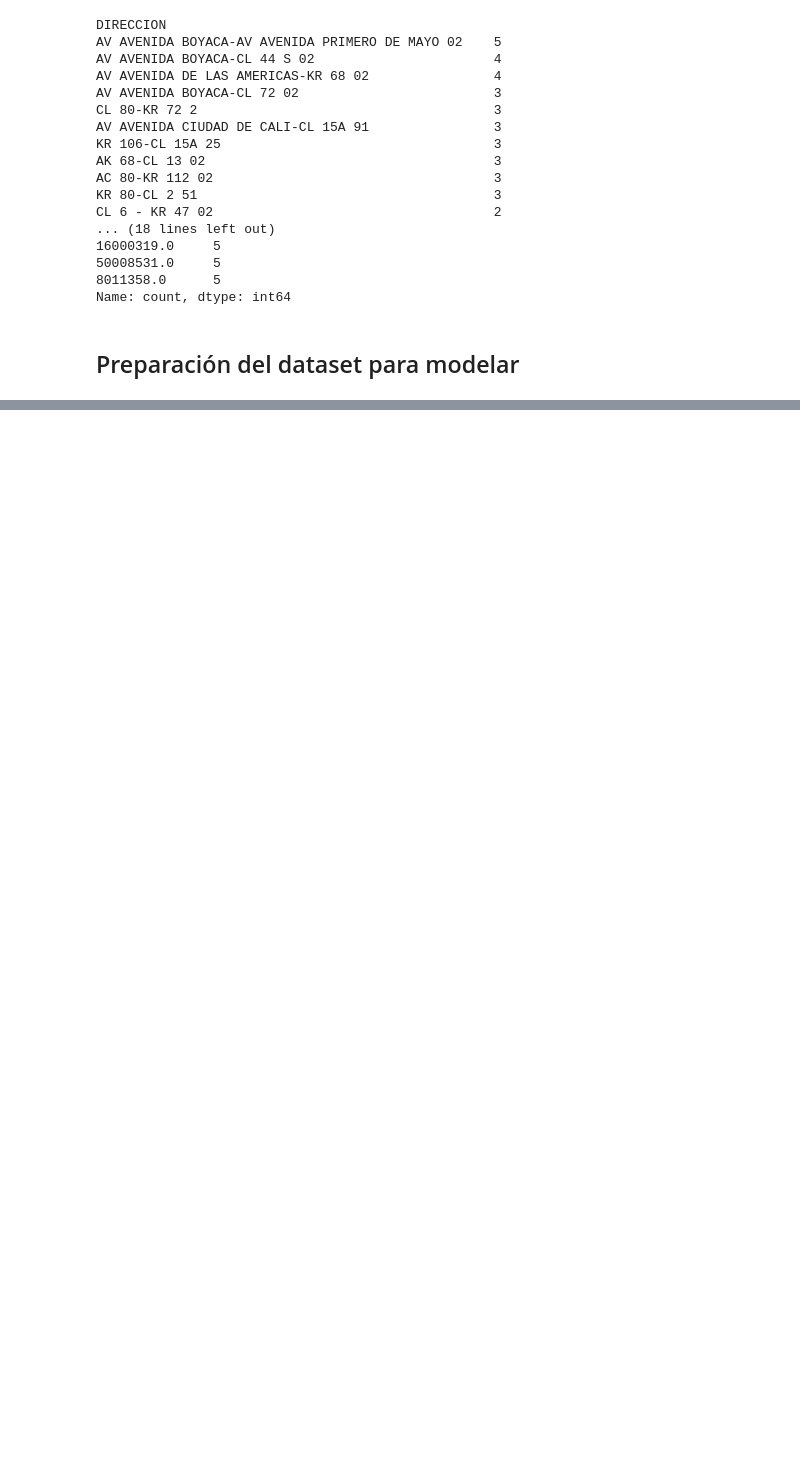
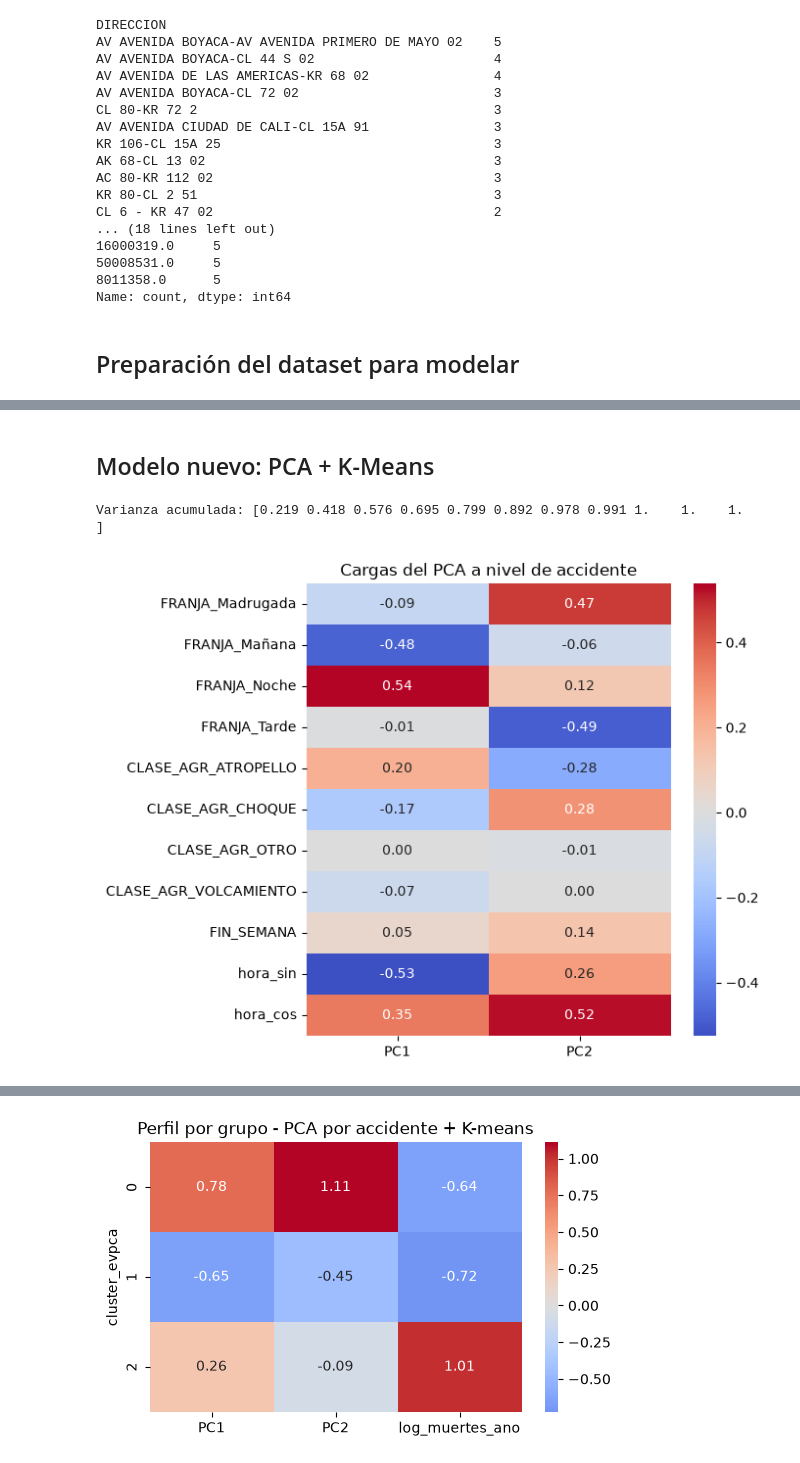
Before and after one commit to CarlosM2304/RoadAccidentsClustering, a Jupyter notebook: cuaderno.ipynb, the cells around one changed output, grey strips where cells are left out. Saved outputs shown, nothing was run; the diff lists cells and outputs as text; code cells hidden in the pictures; blank space fills up the shorter version.

Commit message:
Creación de modelos

```diff
--- a/cuaderno.ipynb
+++ b/cuaderno.ipynb
@@ -399,0 +708,75 @@ Dimensiones: (3239, 11)
+# %% [markdown]
+## Modelo nuevo: PCA + K-Means
+# %%
+from sklearn.decomposition import PCA
+from scipy.cluster.hierarchy import linkage, fcluster, dendrogram
+from scipy.spatial.distance import squareform
+
+
+# =========================================================
+# PCA A NIVEL DE ACCIDENTE -> CARACTERÍSTICAS POR ZONA
+# =========================================================
+# 1. Accidentes de las zonas seleccionadas
+ev = df[df["ZONA"].isin(zonas.index)].copy()
+
+# 2. Variables originales en forma numérica
+E = pd.get_dummies(ev[["FRANJA", "CLASE_AGR"]].astype(str)).astype(float)
+E["FIN_SEMANA"] = ev["FIN_SEMANA"]
+E["hora_sin"] = np.sin(2 * np.pi * ev["HORA"] / 24)     # hora cíclica
+E["hora_cos"] = np.cos(2 * np.pi * ev["HORA"] / 24)
+E_scaled = StandardScaler().fit_transform(E)
+
+# 3. PCA sobre los accidentes
+pca_ev_full = PCA().fit(E_scaled)
+print("Varianza acumulada:", np.cumsum(pca_ev_full.explained_variance_ratio_).round(3))
+
+N_COMP_EV = 2
+pca_ev = PCA(n_components=N_COMP_EV, random_state=42).fit(E_scaled)
+cargas_ev = pd.DataFrame(pca_ev.components_.T, index=E.columns,
+                         columns=[f"PC{i+1}" for i in range(N_COMP_EV)])
+plt.figure(figsize=(6, 6))
+sns.heatmap(cargas_ev, annot=True, fmt=".2f", cmap="coolwarm", center=0)
+plt.title("Cargas del PCA a nivel de accidente"); plt.show()
+
+# 4. Promediar los componentes por zona y agregar la intensidad
+scores = pd.DataFrame(pca_ev.transform(E_scaled), index=ev.index, columns=cargas_ev.columns)
+feat_zona = scores.groupby(ev["ZONA"]).mean().loc[zonas.index]
+feat_zona["log_muertes_ano"] = np.log1p(zonas["muertes_por_ano"])
+
+X_evpca = StandardScaler().fit_transform(feat_zona)
+
+# 5. Elegir k
+res_evpca = []
+for k in range(2, 9):
+    lab = KMeans(n_clusters=k, n_init=20, random_state=42).fit_predict(X_evpca)
+    res_evpca.append({"k": k, "tamanos": np.bincount(lab).tolist(),
+                      "silueta": round(silhouette_score(X_evpca, lab), 3),
+                      "calinski": round(calinski_harabasz_score(X_evpca, lab), 3),
+                      "davies": round(davies_bouldin_score(X_evpca, lab), 3)})
+print(pd.DataFrame(res_evpca).to_string(index=False))
+
+# 6. Modelo final
+K_EVPCA = 3
+zonas["cluster_evpca"] = KMeans(n_clusters=K_EVPCA, n_init=20, random_state=42).fit_predict(X_evpca)
+# Alternativa jerárquica sobre las mismas características:
+# zonas["cluster_evpca_hc"] = fcluster(linkage(X_evpca, "ward"), K_EVPCA, "maxclust") - 1
+
+# 7. Perfil (en componentes y en porcentajes reales)
+perfil_ev = pd.DataFrame(X_evpca, columns=feat_zona.columns, index=zonas.index) \
+              .groupby(zonas["cluster_evpca"]).mean()
+plt.figure(figsize=(6, 3.5))
+sns.heatmap(perfil_ev, annot=True, fmt=".2f", cmap="coolwarm", center=0)
+plt.title("Perfil por grupo - PCA por accidente + K-means"); plt.show()
+
+print(zonas.groupby("cluster_evpca")[cols_perfil].mean().round(3)
+        .assign(n_zonas=zonas["cluster_evpca"].value_counts().sort_index()))
+
+# 8. Grupos en el plano PC1-PC2 de las zonas
+plt.figure(figsize=(8, 6))
+sns.scatterplot(x=feat_zona["PC1"], y=feat_zona["PC2"], hue=zonas["cluster_evpca"],
+                size=zonas["muertes"], sizes=(30, 300), palette="tab10")
+plt.xlabel("PC1 (noche ↔ mañana)"); plt.ylabel("PC2 (madrugada/choque ↔ tarde/atropello)")
+plt.title("Zonas según el PCA de sus accidentes"); plt.show()
+# %% [output]
+Varianza acumulada: [0.219 0.418 0.576 0.695 0.799 0.892 0.978 0.991 1.    1.    1.   ]
+[figure, added]
@@ -399,0 +791 @@ Dimensiones: (3239, 11)
+[figure, added]
```
Also changed, not shown: parts of 6 cells of this notebook.
